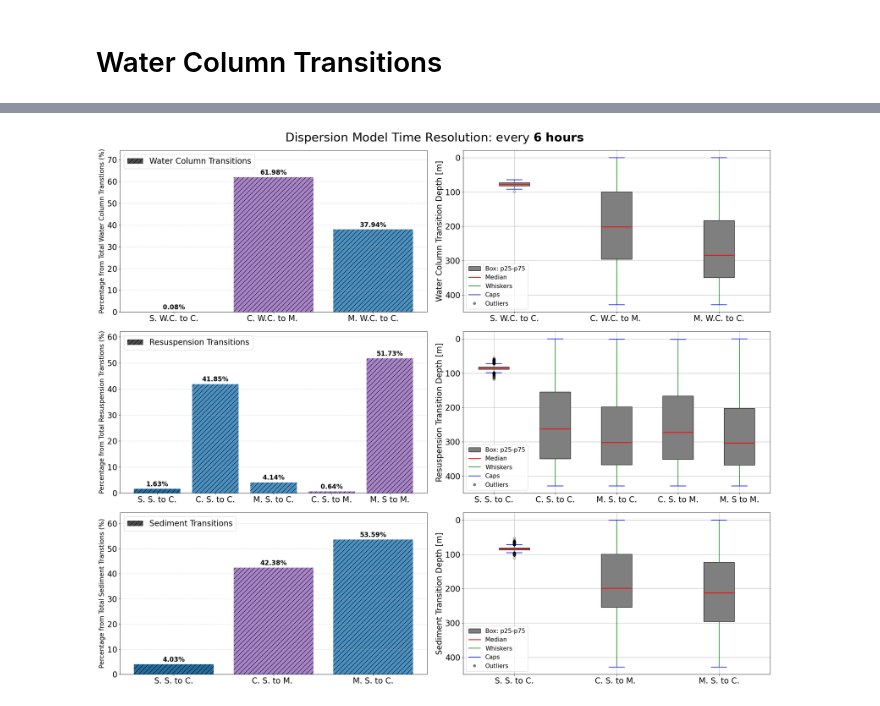
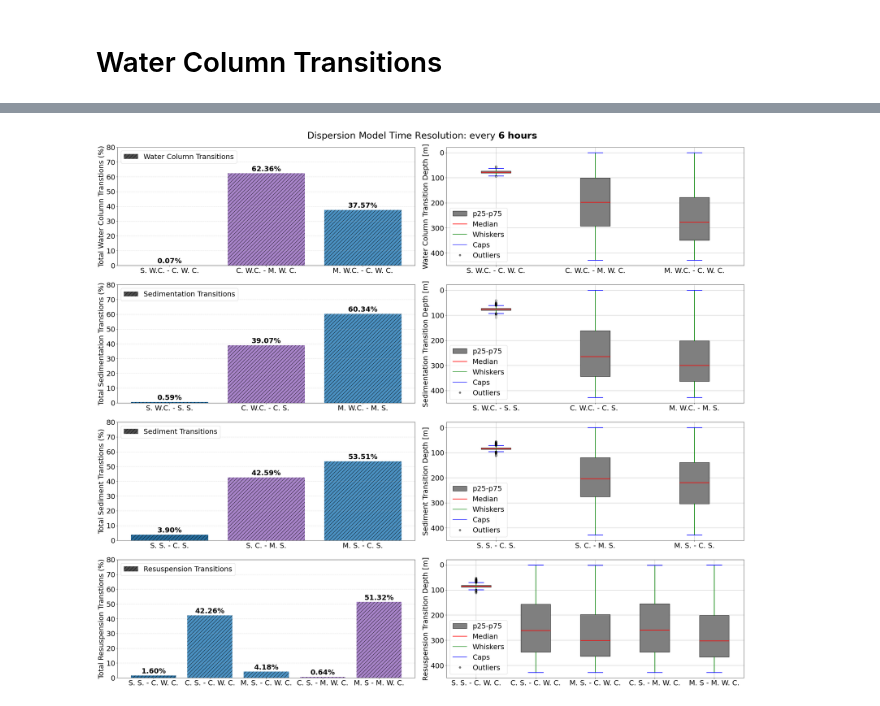
Before and after one commit to SalishSeaCast/analysis-vicente, a Jupyter notebook: Ocean_Parcels/PBDE_simulations/Resuspension_Regions.ipynb, the cells around one changed output, grey strips where cells are left out. Saved outputs shown, nothing was run; the diff lists cells and outputs as text; code cells hidden in the pictures.

```diff
--- a/Ocean_Parcels/PBDE_simulations/Resuspension_Regions.ipynb
+++ b/Ocean_Parcels/PBDE_simulations/Resuspension_Regions.ipynb
@@ -13,4 +14,4 @@ from matplotlib.colors import ListedColormap
 #
 # %%
 #filename = '/home/vvalenzuela/MOAD/Ocean_Parcels/results/Simulations_runs/PBDE_particles_for_0112022_run_365_days_full_kernels_tau_0_01_ratio_0_2_sv_5_AD_0_052.zarr'
-filename = '/home/vvalenzuela/MOAD/Ocean_Parcels/results/Simulations_runs/PBDE_particles_for_0112022_run_365_days_full_release_run_tau_0_01_ratio_0_2_sv_5_AD_0_052.zarr'
+filename = '/home/vvalenzuela/MOAD/Ocean_Parcels/results/Simulations_runs/PBDE_particles_for_0112018_run_365_days_full_release_export_kernels_added.zarr'
@@ -186,7 +209,7 @@ Can we know when resuspension happens in the data?
 # %% [markdown]
 # In Sediment Transitions
 # %%
-labels_sediment = ['S. S. to C.', 'C. S. to M. ', 'M. S. to C.']
+labels_sediment = ['S. S. - C. S.', 'S. C. - M. S.', 'M. S. - C. S.']
 
 status = data.status.values
 #
@@ -287,7 +310,7 @@ print(np.count_nonzero(all_ms_to_m) / total_resuspension_transitions * 100, '% m
 # %%
-labels_res = ['S. S. to C.', 'C. S. to C.', 'M. S. to C.'
+labels_res = ['S. S. - C. W. C.', 'C. S. - C. W. C.', 'M. S. - C. W. C.'
               #, 'S. S. to M.'
-              , 'C. S. to M.', 'M. S to M.']
+              , 'C. S. - M. W. C.', 'M. S - M. W. C.']
 per_res = [np.count_nonzero(all_ss_to_c) / total_resuspension_transitions * 100,
            np.count_nonzero(all_cs_to_c) / total_resuspension_transitions * 100,
            np.count_nonzero(all_ms_to_c) / total_resuspension_transitions * 100,
@@ -348,7 +371,7 @@ M. S to M.: mean=280.30, median=303.40, min=0.00, max=428.00, n=466423
 # %% [markdown]
 # Water Column Transitions
 # %%
-labels_water = ['S. W.C. to C.', 'C. W.C. to M. ', 'M. W.C. to C.']
+labels_water = ['S. W.C. - C. W. C.', 'C. W.C. - M. W. C.', 'M. W.C. - C. W. C.']
 
 status = data.status.values
 #
@@ -411,7 +497,7 @@ M. W.C. to C.: mean=263.76, median=283.75, min=0.00, max=427.99, n=109057
 # %%
-plt.rcParams.update({'font.size': 20})
+plt.rcParams.update({'font.size': 23})
 #
-fig, ax = plt.subplots(3,2,figsize=(24, 20), height_ratios=[1, 1, 1])
+fig, ax = plt.subplots(4,2,figsize=(30, 26), height_ratios=[1, 1, 1, 1])
 #
 ### IN THE WATER COLUMN TRANSITIONS
 ax[0, 0].bar(labels_water[0], percentage_water[0], color = 'k', hatch = '//', alpha = .7, label = 'Water Column Transitions')
@@ -422,19 +508,19 @@ for bar, value in zip(bars1_water, percentage_water):
         bar.get_x() + bar.get_width() / 2,
         bar.get_height() + 0.5,
         f'{value:.2f}%',
-        ha='center', va='bottom', fontsize=16, fontweight='bold'
+        ha='center', va='bottom', fontweight='bold'
     )
     #
-ax[0,0].set_ylabel('Percentage from Total Water Column Transtions (%)', fontsize=16)
-ax[0,0].set_ylim(0, max(percentage_water) * 1.2)
+ax[0,0].set_ylabel('Total Water Column Transtions (%)')
+ax[0,0].set_ylim([0, 80])
 ax[0,0].grid(axis='y', linestyle='--', alpha=0.5)
 ax[0,0].legend(loc = 'upper left')
 ######
 ax[0,1].boxplot(depth_data_water, labels=labels_water, patch_artist=True,
                 boxprops=dict(facecolor='tab:grey', color='k'),
                 medianprops=dict(color='red', linewidth=2),
-                whiskerprops=dict(color='green', linewidth=1.5),
-                capprops=dict(color='blue', linewidth=1.5),
+                whiskerprops=dict(color='green', linewidth=2),
+                capprops=dict(color='blue', linewidth=2),
                 flierprops=dict(marker='o', color='k', alpha=0.5))
 
 ax[0,1].invert_yaxis()
@@ -442,32 +528,32 @@ ax[0,1].grid()
 ax[0,1].set_ylabel('Water Column Transition Depth [m]')
 #
 ### RESUSPENSION TRANSITIONS
-ax[1, 0].bar(labels_res[0], per_res[0], color = 'k', hatch = '//', alpha = .7, label = 'Resuspension Transitions')
-bars1_resuspension = ax[1, 0].bar(labels_res, per_res, color = ['tab:blue', 'tab:blue', 'tab:blue', 'tab:purple', 'tab:purple'], hatch = '//', alpha = .8)
+ax[3, 0].bar(labels_res[0], per_res[0], color = 'k', hatch = '//', alpha = .7, label = 'Resuspension Transitions')
+bars1_resuspension = ax[3, 0].bar(labels_res, per_res, color = ['tab:blue', 'tab:blue', 'tab:blue', 'tab:purple', 'tab:purple'], hatch = '//', alpha = .8)
 #
 for bar, value in zip(bars1_resuspension, per_res):
-    ax[1,0].text(
+    ax[3,0].text(
         bar.get_x() + bar.get_width() / 2,
         bar.get_height() + 0.5,
         f'{value:.2f}%',
-        ha='center', va='bottom', fontsize=16, fontweight='bold'
+        ha='center', va='bottom', fontweight='bold'
     )
 
-ax[1,0].set_ylabel('Percentage from Total Resuspension Transtions (%)', fontsize=16)
-ax[1,0].set_ylim(0, max(per_res) * 1.2)
-ax[1,0].grid(axis='y', linestyle='--', alpha=0.5)
-ax[1,0].legend(loc = 'upper left')
+ax[3,0].set_ylabel('Total Resuspension Transtions (%)')
+ax[3,0].set_ylim([0, 80])
+ax[3,0].grid(axis='y', linestyle='--', alpha=0.5)
+ax[3,0].legend(loc = 'upper left')
 ######
-ax[1,1].boxplot(depth_data, labels=labels_res, patch_artist=True,
+ax[3,1].boxplot(depth_data, labels=labels_res, patch_artist=True,
                 boxprops=dict(facecolor='tab:grey', color='k'),
                 medianprops=dict(color='red', linewidth=2),
-                whiskerprops=dict(color='green', linewidth=1.5),
-                capprops=dict(color='blue', linewidth=1.5),
+                whiskerprops=dict(color='green', linewidth=2),
+                capprops=dict(color='blue', linewidth=2),
                 flierprops=dict(marker='o', color='k', alpha=0.5))
 
-ax[1,1].invert_yaxis()
-ax[1,1].grid()
-ax[1,1].set_ylabel('Resuspension Transition Depth [m]')
+ax[3,1].invert_yaxis()
+ax[3,1].grid()
+ax[3,1].set_ylabel('Resuspension Transition Depth [m]')
 ### IN THE SEDIMENT TRANSITIONS
 ax[2, 0].bar(labels_sediment[0], percentage_sediment[0], color = 'k', hatch = '//', alpha = .7, label = 'Sediment Transitions')
 bars1_sediment = ax[2, 0].bar(labels_sediment, percentage_sediment, color = ['tab:blue', 'tab:purple', 'tab:blue'], hatch = '//', alpha = .8)
@@ -477,41 +563,70 @@ for bar, value in zip(bars1_sediment, percentage_sediment):
         bar.get_x() + bar.get_width() / 2,
         bar.get_height() + 0.5,
         f'{value:.2f}%',
-        ha='center', va='bottom', fontsize=16, fontweight='bold'
+        ha='center', va='bottom', fontweight='bold'
     )
 
-ax[2,0].set_ylabel('Percentage from Total Sediment Transtions (%)', fontsize=16)
-ax[2,0].set_ylim(0, max(percentage_sediment) * 1.2)
+ax[2,0].set_ylabel('Total Sediment Transtions (%)')
+ax[2,0].set_ylim([0, 80])
 ax[2,0].grid(axis='y', linestyle='--', alpha=0.5)
 ax[2,0].legend(loc = 'upper left')
 ######
 ax[2,1].boxplot(depth_data_sediment, labels=labels_sediment, patch_artist=True,
                 boxprops=dict(facecolor='tab:grey', color='k'),
                 medianprops=dict(color='red', linewidth=2),
-                whiskerprops=dict(color='green', linewidth=1.5),
-                capprops=dict(color='blue', linewidth=1.5),
+                whiskerprops=dict(color='green', linewidth=2),
+                capprops=dict(color='blue', linewidth=2),
                 flierprops=dict(marker='o', color='k', alpha=0.5))
 
 ax[2,1].invert_yaxis()
 ax[2,1].grid()
 ax[2,1].set_ylabel('Sediment Transition Depth [m]')
+####
+#### SEDIMENTATION ####
+ax[1, 0].bar(labels_w_s[0], percentage_sedimentation[0], color = 'k', hatch = '//', alpha = .7, label = 'Sedimentation Transitions')
+bars1_sedimentation = ax[1, 0].bar(labels_w_s, percentage_sedimentation, color = ['tab:blue', 'tab:purple', 'tab:blue'], hatch = '//', alpha = .8)
+#
+for bar, value in zip(bars1_sedimentation, percentage_sedimentation):
+    ax[1,0].text(
+        bar.get_x() + bar.get_width() / 2,
+        bar.get_height() + 0.5,
+        f'{value:.2f}%',
+        ha='center', va='bottom', fontweight='bold'
+    )
+
+ax[1,0].set_ylabel('Total Sedimentation Transtions (%)')
+ax[1,0].set_ylim([0, 80])
+ax[1,0].grid(axis='y', linestyle='--', alpha=0.5)
+ax[1,0].legend(loc = 'upper left')
+######
+ax[1,1].boxplot(depth_data_sedimentation, labels=labels_w_s, patch_artist=True,
+                boxprops=dict(facecolor='tab:grey', color='k'),
+                medianprops=dict(color='red', linewidth=2),
+                whiskerprops=dict(color='green', linewidth=2),
+                capprops=dict(color='blue', linewidth=2),
+                flierprops=dict(marker='o', color='k', alpha=0.5))
+
+ax[1,1].invert_yaxis()
+ax[1,1].grid()
+ax[1,1].set_ylabel('Sedimentation Transition Depth [m]')
 # # # # # #
 from matplotlib.patches import Patch
 from matplotlib.lines import Line2D
 legend_elements = [
-    Patch(facecolor='tab:grey', edgecolor='k', label='Box: p25-p75'),
+    Patch(facecolor='tab:grey', edgecolor='k', label='p25-p75'),
     Line2D([0], [0], color='red', lw=2, label='Median'),
     Line2D([0], [0], color='green', lw=1.5, label='Whiskers'),
     Line2D([0], [0], color='blue', lw=1.5, label='Caps'),
     Line2D([0], [0], marker='o', color='k', linestyle='None', alpha=0.5, label='Outliers')
 ]
 
 # Add legend to each right-column subplot
-for i in [0,1,2]:
-    ax[i,1].legend(handles=legend_elements, loc='lower left', fontsize = 15)
+for i in [0,1,2,3]:
+    ax[i,1].legend(handles=legend_elements, loc='lower left')
+    #
 plt.suptitle(r'Dispersion Model Time Resolution: every $\bf{6}$ $\bf{hours}$', fontsize = 30)
 #
 plt.tight_layout()
 plt.show()
 # %% [output]
-[figure, old version]
+[figure, new version]
```
Also changed, not shown: parts of 23 cells of this notebook, 23 other files.
